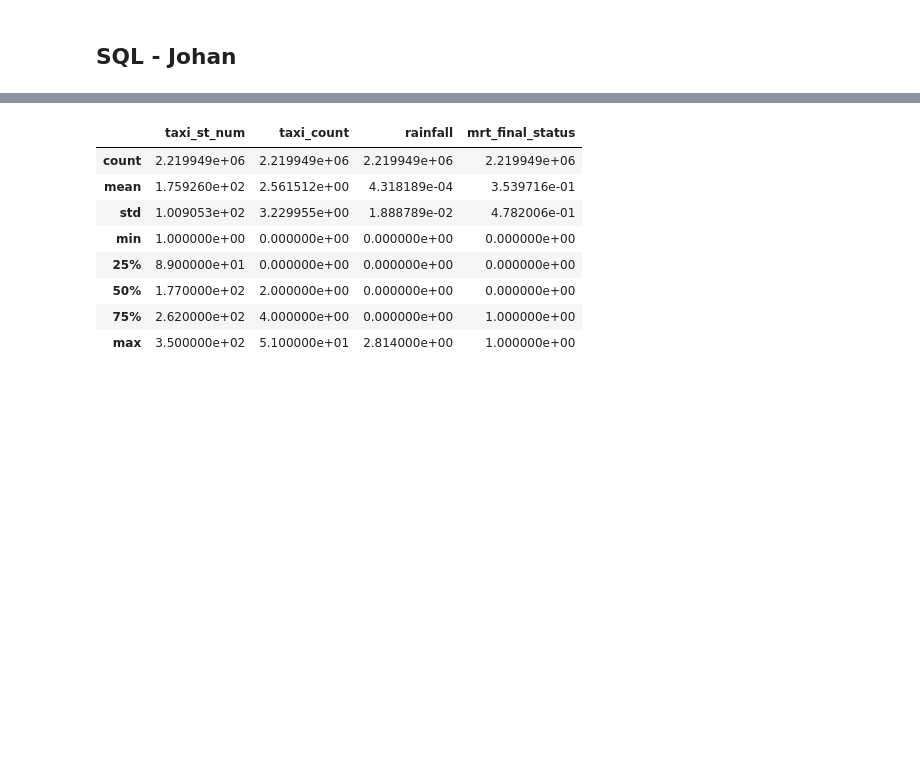
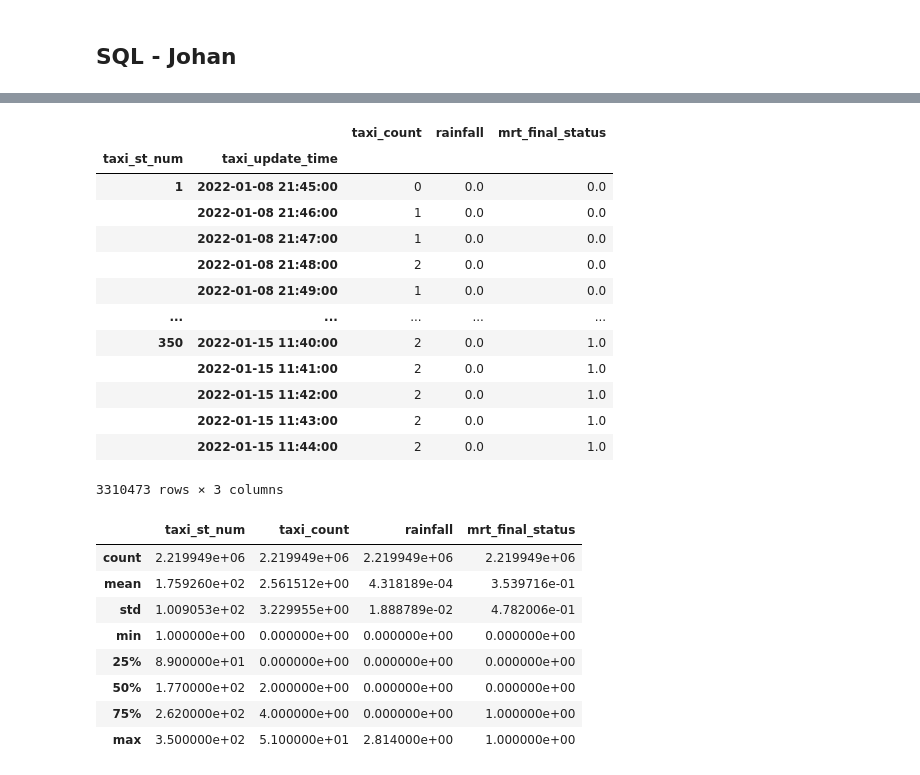
Before and after one commit to alealejandro1/taxi_compass, a Jupyter notebook: notebooks/john-taxi.ipynb, the cells around one changed output, grey strips where cells are left out. Saved outputs shown, nothing was run; the diff lists cells and outputs as text; code cells hidden in the pictures; blank space fills up the shorter version.

```diff
--- a/notebooks/john-taxi.ipynb
+++ b/notebooks/john-taxi.ipynb
@@ -708,0 +753,20 @@ df[["mrt_final_status","rainfall"]] = df[["mrt_final_status","rainfall"]].fillna
+# %%
+df = df.groupby(["taxi_st_num","taxi_update_time","taxi_count","rainfall"]).agg('min').reset_index()
+df = df.set_index(["taxi_st_num","taxi_update_time"])
+# %%
+df
+# %% [output]
+|  |  | taxi_count | rainfall | mrt_final_status |
+| taxi_st_num | taxi_update_time |  |  |  |
+| 1 | 2022-01-08 21:45:00 | 0 | 0.0 | 0.0 |
+|  | 2022-01-08 21:46:00 | 1 | 0.0 | 0.0 |
+|  | 2022-01-08 21:47:00 | 1 | 0.0 | 0.0 |
+|  | 2022-01-08 21:48:00 | 2 | 0.0 | 0.0 |
+|  | 2022-01-08 21:49:00 | 1 | 0.0 | 0.0 |
+| ... | ... | ... | ... | ... |
+| 350 | 2022-01-15 11:40:00 | 2 | 0.0 | 1.0 |
+|  | 2022-01-15 11:41:00 | 2 | 0.0 | 1.0 |
+|  | 2022-01-15 11:42:00 | 2 | 0.0 | 1.0 |
+|  | 2022-01-15 11:43:00 | 2 | 0.0 | 1.0 |
+|  | 2022-01-15 11:44:00 | 2 | 0.0 | 1.0 |
+3310473 rows × 3 columns
```
Also changed, not shown: parts of 7 cells of this notebook.
